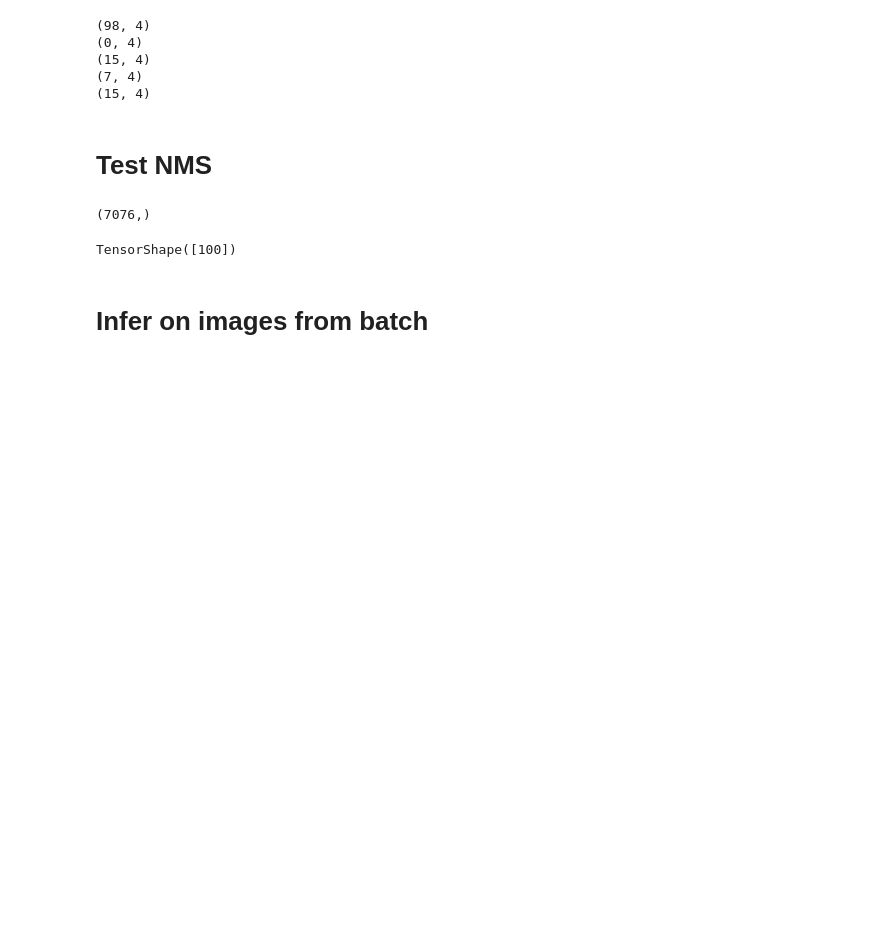
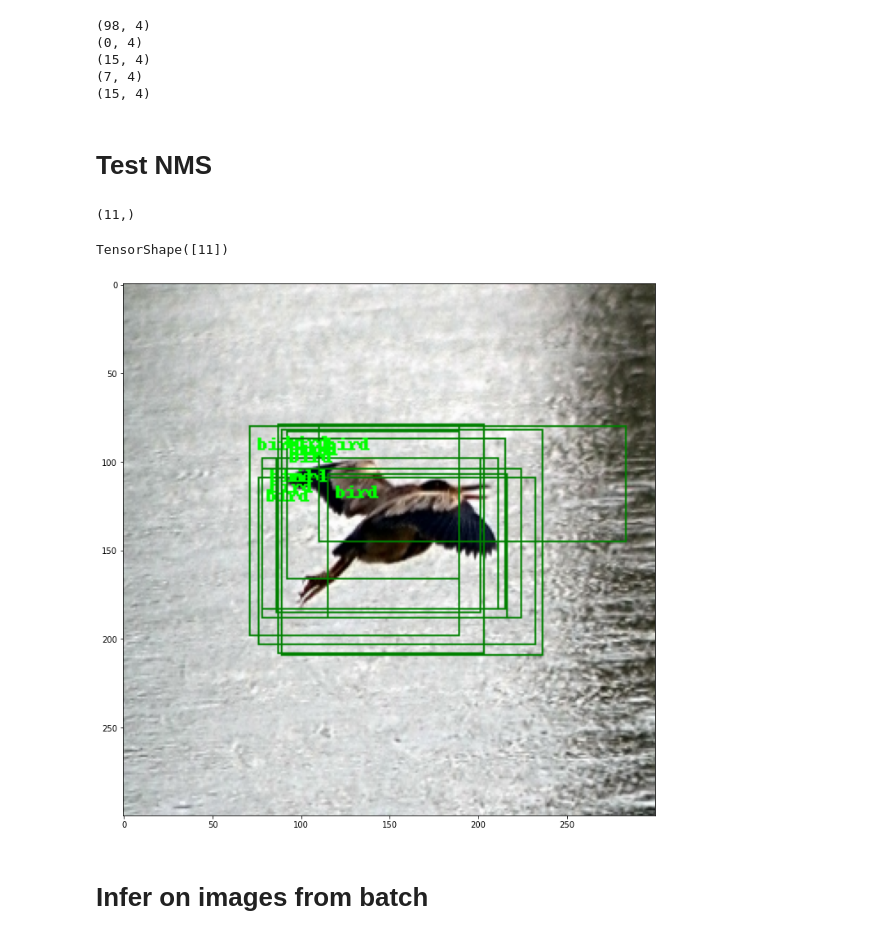
Before and after one commit to Apiquet/Tracking_SSD_ReID, a Jupyter notebook: test_SSD300.ipynb, the cells around one changed output. Saved outputs shown, nothing was run; the diff lists cells and outputs as text; code cells hidden in the pictures; blank space fills up the shorter version.

Commit message:
[DEV][EVAL] Function to plot predictions on image

```diff
--- a/test_SSD300.ipynb
+++ b/test_SSD300.ipynb
@@ -127,17 +127,24 @@ from models.SSD300 import SSD300
 import tensorflow as tf
 SSD300_model = SSD300(21)
 confs, locs = SSD300_model(imgs)
+SSD300_model.load_weights("C:/Users/antho/Documents/GitHub/data/weights_alldata/ssd_weights_epoch_0390.h5")
 # %%
+confs, locs = SSD300_model(imgs)
 confs_pred = tf.concat(confs, axis=1)
 locs_pred = tf.concat(locs, axis=1)
 classes, scores, boxes = SSD300_model.getPredictionsFromConfsLocs(confs_pred, locs_pred, score_threshold=0.0)
 # %%
 print(scores[0].shape)
-boxes_pred, scores_pred = SSD300_model.nms(boxes[0], scores[0], classes[0])
+boxes_pred, scores_pred, classes_pred = SSD300_model.nms(boxes[0], scores[0], classes[0])
 scores_pred.shape
 # %% [output]
-(7076,)
+(11,)
-TensorShape([100])
+TensorShape([11])
+# %%
+from utils.eval import *
+pltPredOnImg(imgs[0]*255, boxes_pred, classes_pred, manager)
+# %% [output]
+[figure, added]
 # %% [markdown]
 # Infer on images from batch
 # %%
```
Also changed, not shown: 2 other files.
